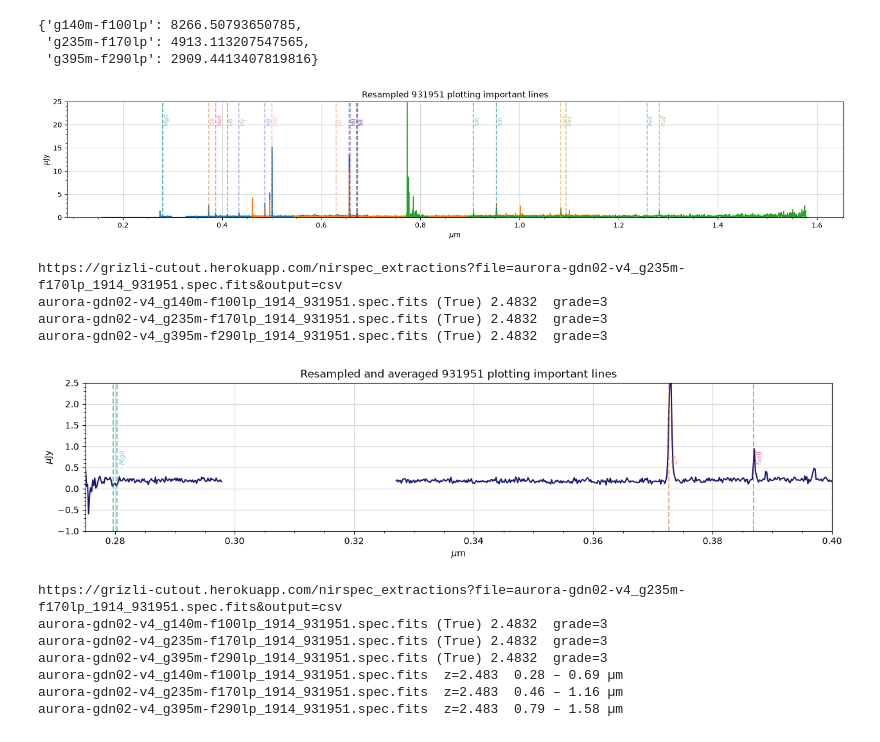
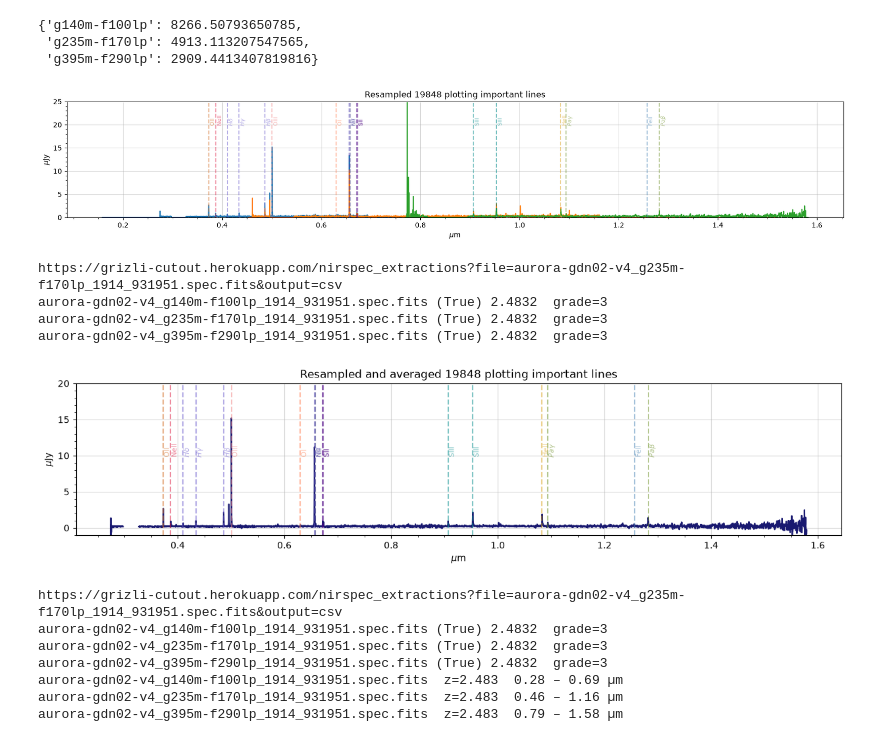
Before and after one commit to CrushinAngel/Astronomical_Investigation_Project, a Jupyter notebook: notebooks/spectrum_example.ipynb, the cells around one changed output. Drawn from its saved outputs; the diff is of its cells as text; code cells hidden in the pictures.

```diff
--- a/notebooks/spectrum_example.ipynb
+++ b/notebooks/spectrum_example.ipynb
@@ -36,7 +36,7 @@ quantity_support()  # for getting units on the axes below
 from specutils import Spectrum
 
 specs = msaexp.spectrum.get_spectra(
-    file = "aurora-gdn02-v4_g235m-f170lp_1914_931951.spec.fits",
+    file = "aurora-gdn02-v4_g235m-f170lp_1914_19848.spec.fits",
     sx=8, sy=2,
     ny=4, renorm = False
 )
@@ -141,8 +141,8 @@ lines = [
     (1.257, 'FeII', 'steelblue'),
     (1.282, r'$Pa\beta$', 'olivedrab'),
     (1.0941, r'$Pa\gamma$', 'olivedrab'),
-    (0.2797, r'', 'darkcyan'),
-    (0.2803, r'$MgII$', 'darkcyan'),
+    # (0.2797, r'', 'darkcyan'),
+    # (0.2803, r'$MgII$', 'darkcyan'),
 ]
 
 f, ax = plt.subplots(figsize = (20, 3))
@@ -160,11 +160,11 @@ ax.set_xlabel(r'$\mu$m')
 ax.set_ylabel(r'$\mu$Jy')
 # ax.set_xlim(0.48, 0.52)
 ax.set_ylim(0, 25)
-ax.set_title('Resampled 931951 plotting important lines')
+ax.set_title('Resampled 19848 plotting important lines')
 ax.grid(alpha = 0.5)
 plt.show()
 # %% [output]
-[figure, old version]
+[figure, new version]
 # %%
 def resampling_spectra(filename):
     from astropy import units as u
@@ -256,22 +256,22 @@ tryout = weighted_average(resampled)
 # %%
 f, ax = plt.subplots(figsize = (15, 3))
 
 ax.plot(tryout.spectral_axis.value, tryout.flux.value, color = 'midnightblue')
 ax.minorticks_on()
 
 for line in lines:
     ax.axvline(line[0], color = line[2], alpha = 0.5, linestyle = '--')
-    ax.text(x = line[0] + 0.00035, y = 0.6, s = line[1], size = 8, color = line[2], rotation = 90, alpha = 0.5, clip_on = True)
+    ax.text(x = line[0] + 0.00045, y = 10, s = line[1], size = 8, color = line[2], rotation = 90, alpha = 0.5, clip_on = True)
 
 ax.set_xlabel(r'$\mu$m')
 ax.set_ylabel(r'$\mu$Jy')
-ax.set_xlim(0.275, 0.4)
-ax.set_ylim(-1, 2.5)
-ax.set_title('Resampled and averaged 931951 plotting important lines')
+# ax.set_xlim(0.275, 0.4)
+ax.set_ylim(-1, 20)
+ax.set_title('Resampled and averaged 19848 plotting important lines')
 ax.grid(alpha = 0.5)
 plt.show()
 # %% [output]
-[figure, old version]
+[figure, new version]
 # %%
 from msaexp import spectrum
 import msaexp.utils
```
Also changed, not shown: parts of 2 cells of this notebook, 2 other files.
